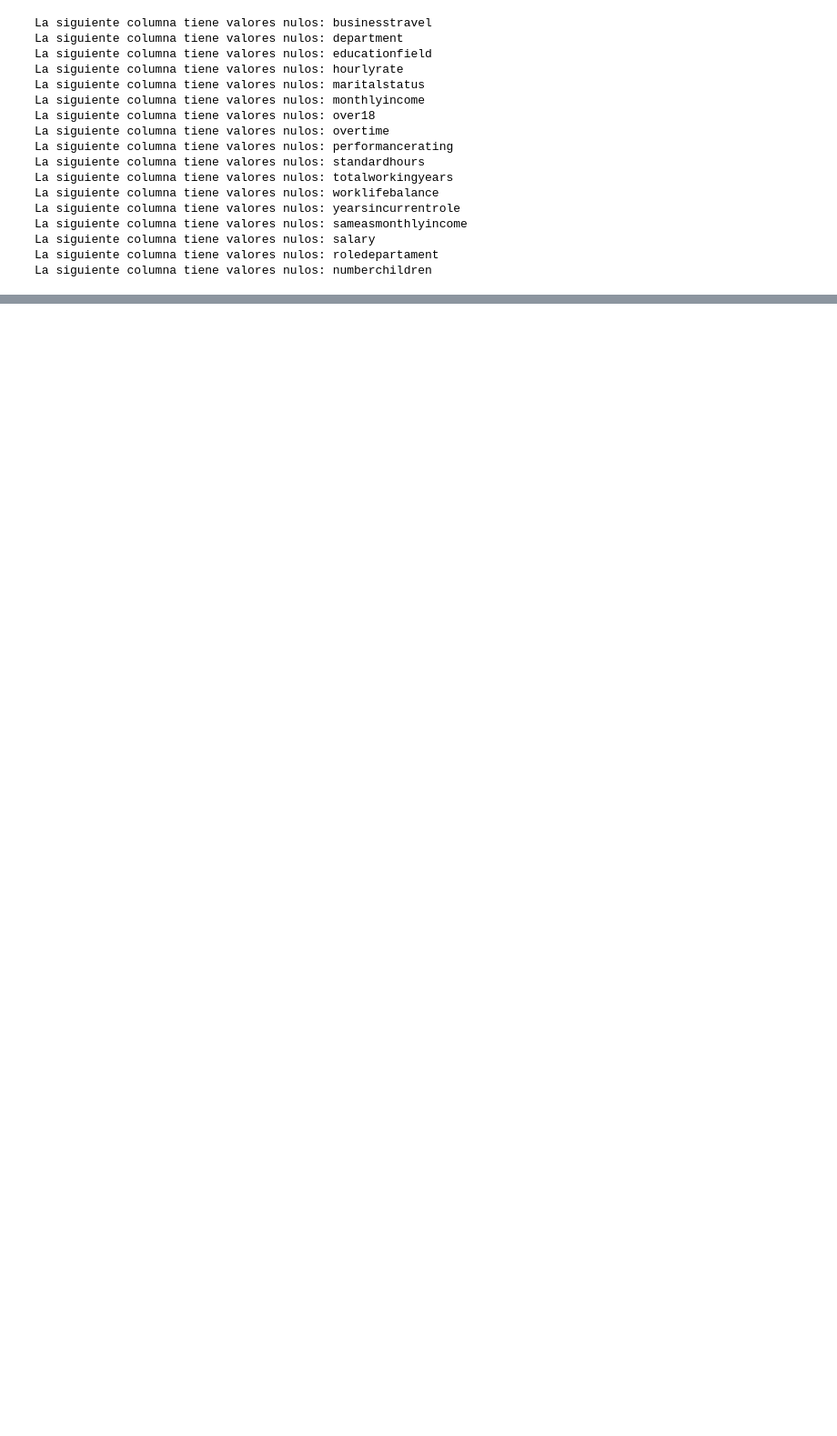
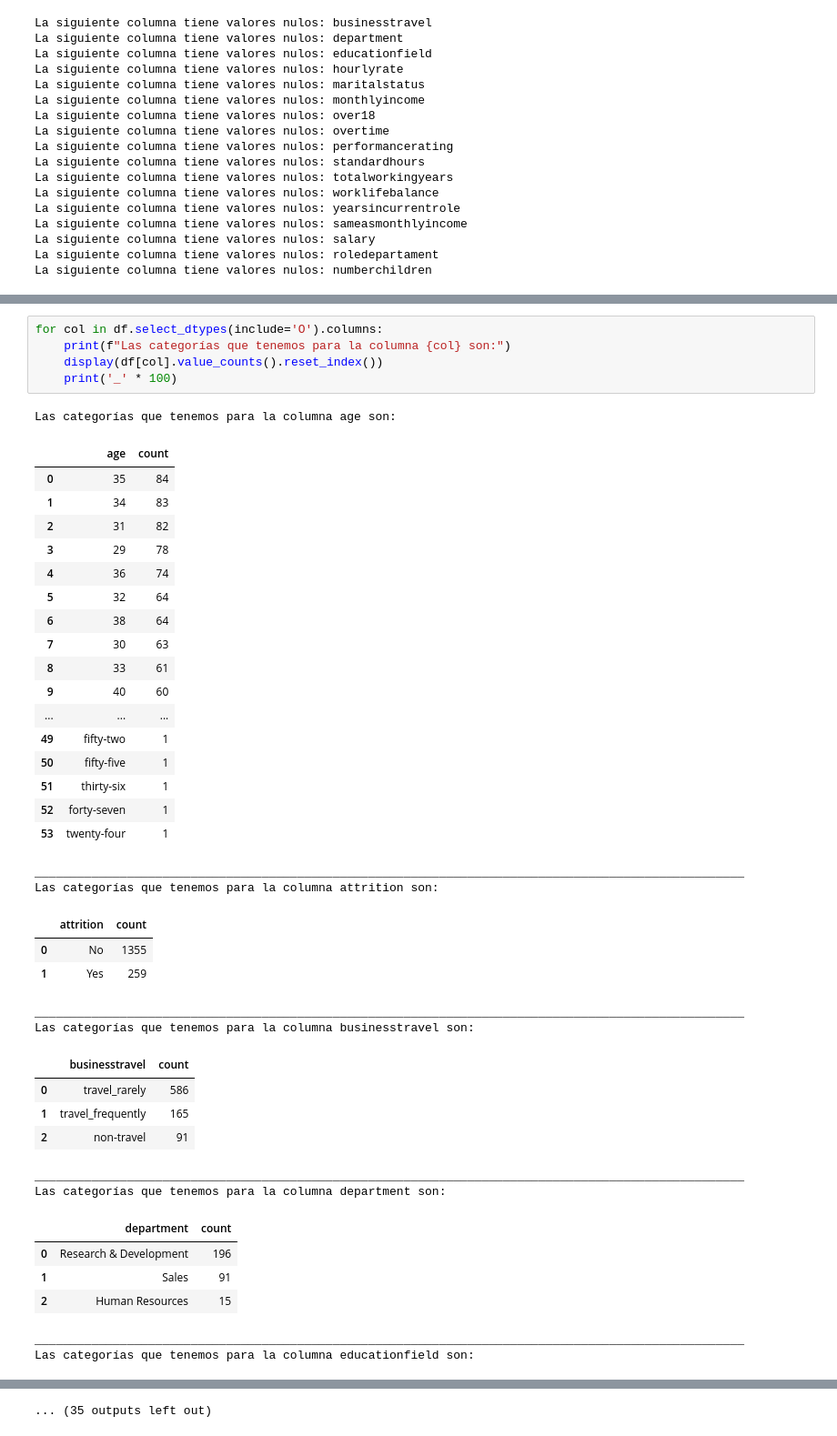
Before and after one commit to AnaROGA/project-da-promo-54-modulo-3-team-1, a Jupyter notebook: notebooks/Fase_1_EDA/EDA.ipynb, the cells around one changed output, grey strips where cells are left out. Shown: that part at 91% size. Saved outputs shown, nothing was run; the diff lists cells and outputs as text; blank space fills up the shorter version.

```diff
--- a/notebooks/Fase_1_EDA/EDA.ipynb
+++ b/notebooks/Fase_1_EDA/EDA.ipynb
@@ -115,0 +179,43 @@ AttributeError: module 'EDA' has no attribute 'duplicados_ver'
+# %%
+for col in df.select_dtypes(include='O').columns:
+    print(f"Las categorías que tenemos para la columna {col} son:")
+    display(df[col].value_counts().reset_index())
+    print('_' * 100)
+# %% [output]
+Las categorías que tenemos para la columna age son:
+|  | age | count |
+| 0 | 35 | 84 |
+| 1 | 34 | 83 |
+| 2 | 31 | 82 |
+| 3 | 29 | 78 |
+| 4 | 36 | 74 |
+| 5 | 32 | 64 |
+| 6 | 38 | 64 |
+| 7 | 30 | 63 |
+| 8 | 33 | 61 |
+| 9 | 40 | 60 |
+| ... | ... | ... |
+| 49 | fifty-two | 1 |
+| 50 | fifty-five | 1 |
+| 51 | thirty-six | 1 |
+| 52 | forty-seven | 1 |
+| 53 | twenty-four | 1 |
+____________________________________________________________________________________________________
+Las categorías que tenemos para la columna attrition son:
+|  | attrition | count |
+| 0 | No | 1355 |
+| 1 | Yes | 259 |
+____________________________________________________________________________________________________
+Las categorías que tenemos para la columna businesstravel son:
+|  | businesstravel | count |
+| 0 | travel_rarely | 586 |
+| 1 | travel_frequently | 165 |
+| 2 | non-travel | 91 |
+____________________________________________________________________________________________________
+Las categorías que tenemos para la columna department son:
+|  | department | count |
+| 0 | Research & Development | 196 |
+| 1 | Sales | 91 |
+| 2 | Human Resources | 15 |
+____________________________________________________________________________________________________
+Las categorías que tenemos para la columna educationfield son:
@@ -115,0 +243 @@ AttributeError: module 'EDA' has no attribute 'duplicados_ver'
+... (35 outputs left out)
```
Also changed, not shown: parts of 6 cells of this notebook.
